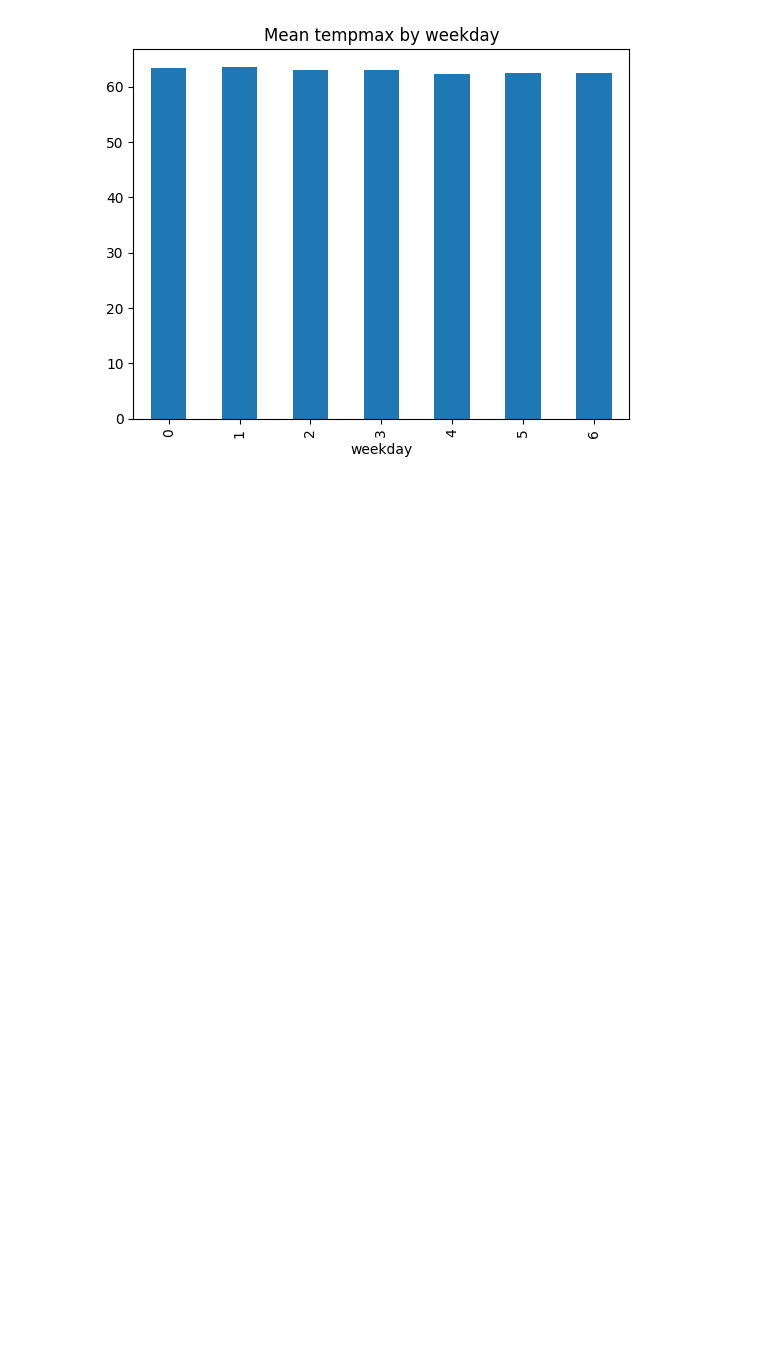
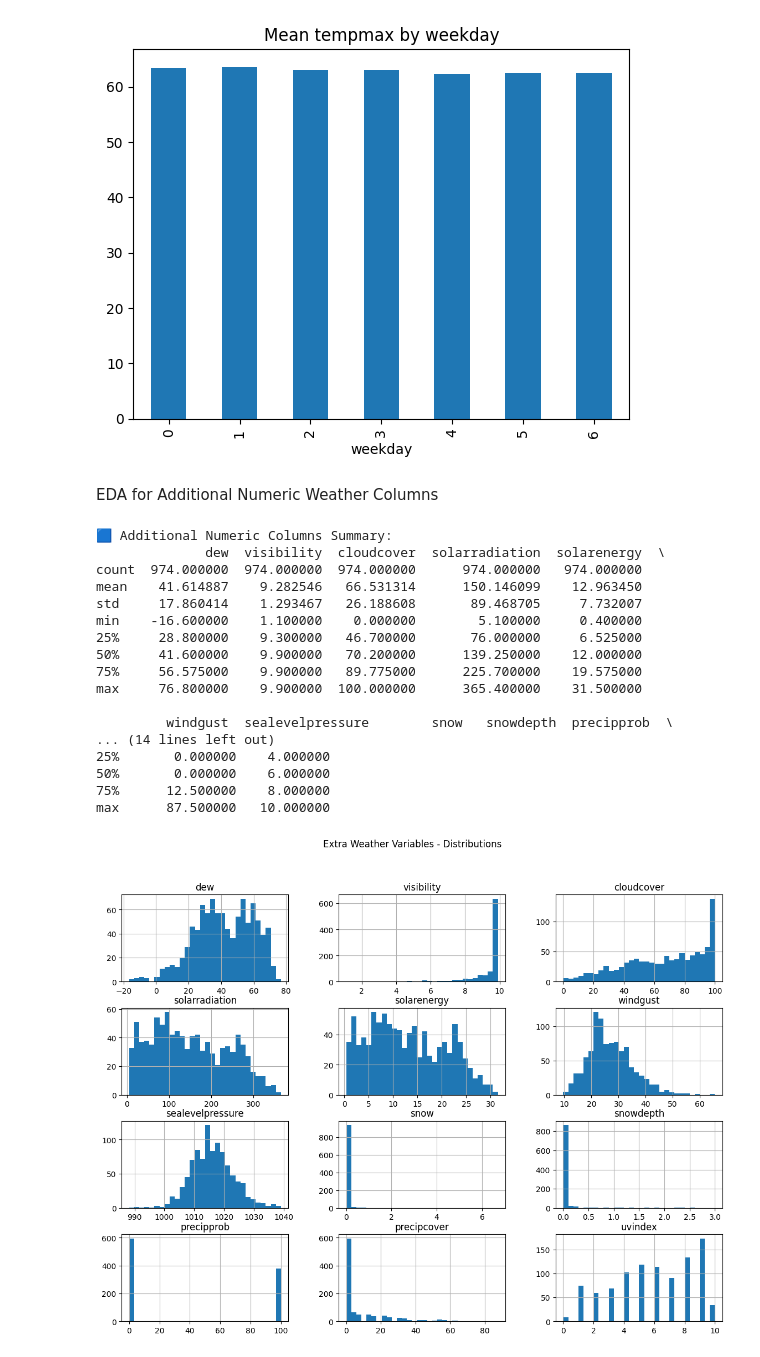
Before and after one commit to merfanian/Urban-pulse, a Jupyter notebook: datasets/Weather/Chicago_weather_data+EDA.ipynb, the cells around one changed output. Cells and saved outputs as stored; diff of their text form; code cells hidden in the pictures; blank space fills up the shorter version.

Commit message:
Weather eda updates

```diff
--- a/datasets/Weather/Chicago_weather_data+EDA.ipynb
+++ b/datasets/Weather/Chicago_weather_data+EDA.ipynb
@@ -248,3 +247,49 @@ plt.title('Mean tempmax by weekday'); plt.show()
 # %% [output]
 [figure]
 [figure]
+# %% [markdown]
+EDA for Additional Numeric Weather Columns
+# %%
+extra_numeric_cols = [
+    'dew', 'visibility', 'cloudcover', 'solarradiation', 'solarenergy',
+    'windgust', 'sealevelpressure', 'snow', 'snowdepth',
+    'precipprob', 'precipcover', 'uvindex'
+]
+
+extra_numeric_cols = [c for c in extra_numeric_cols if c in weather.columns]
+
+# Summary statistics
+print("\n🟦 Additional Numeric Columns Summary:")
+print(weather[extra_numeric_cols].describe())
+
+# Histograms
+weather[extra_numeric_cols].hist(bins=30, figsize=(14,10))
+plt.suptitle("Extra Weather Variables - Distributions")
+plt.show()
+
+# Boxplots
+fig, ax = plt.subplots(len(extra_numeric_cols), 1, figsize=(10,18))
+for i,c in enumerate(extra_numeric_cols):
+    weather[c].plot.box(ax=ax[i], vert=False)
+    ax[i].set_title(f"{c} - Boxplot")
+plt.tight_layout()
+plt.show()
+# %% [output]
+🟦 Additional Numeric Columns Summary:
+              dew  visibility  cloudcover  solarradiation  solarenergy  \
+count  974.000000  974.000000  974.000000      974.000000   974.000000
+mean    41.614887    9.282546   66.531314      150.146099    12.963450
+std     17.860414    1.293467   26.188608       89.468705     7.732007
+min    -16.600000    1.100000    0.000000        5.100000     0.400000
+25%     28.800000    9.300000   46.700000       76.000000     6.525000
+50%     41.600000    9.900000   70.200000      139.250000    12.000000
+75%     56.575000    9.900000   89.775000      225.700000    19.575000
+max     76.800000    9.900000  100.000000      365.400000    31.500000
+
+         windgust  sealevelpressure        snow   snowdepth  precipprob  \
+... (14 lines left out)
+25%       0.000000    4.000000
+50%       0.000000    6.000000
+75%      12.500000    8.000000
+max      87.500000   10.000000
+[figure, added]
```
Also changed, not shown: parts of 14 cells of this notebook, 2 other files.
